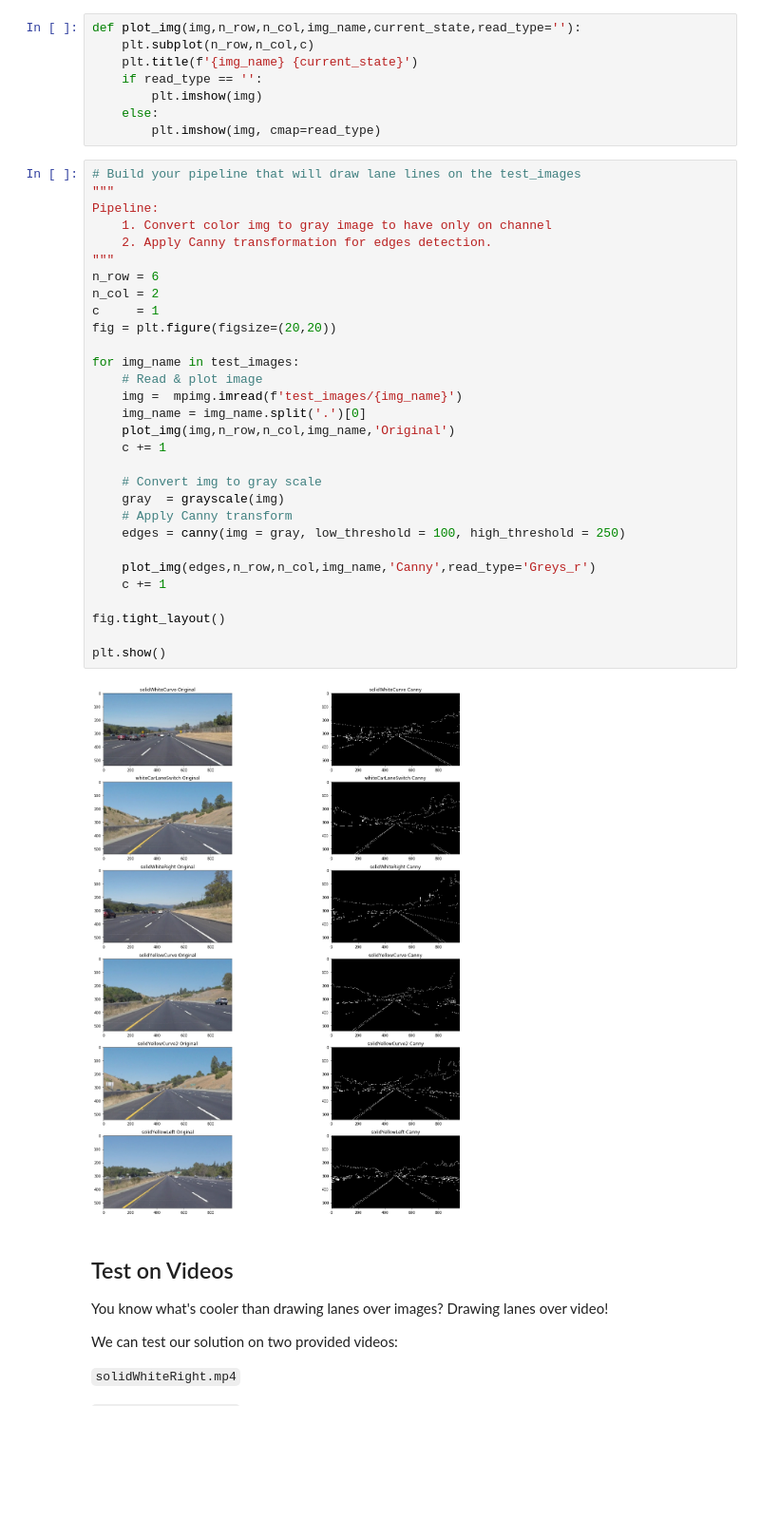
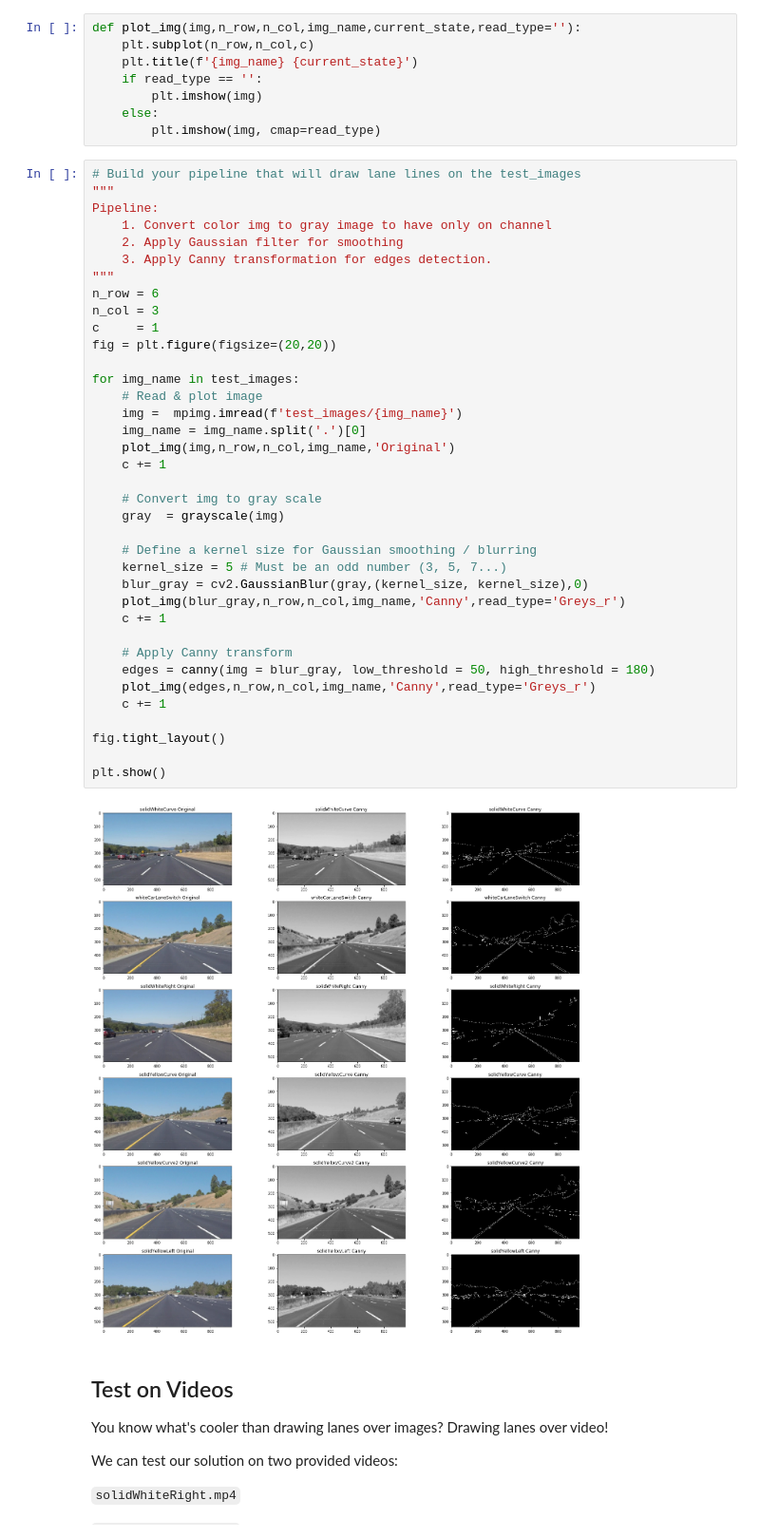
Before and after one commit to DavidAbdelmalek/Self_Driving_Car_ND, a Jupyter notebook: CarND-LaneLines-P1-master/P1.ipynb, the cells around one changed output. Shown at 95% size. Saved outputs shown, nothing was run; the diff lists cells and outputs as text; blank space fills up the shorter version.

```diff
--- a/CarND-LaneLines-P1-master/P1.ipynb
+++ b/CarND-LaneLines-P1-master/P1.ipynb
@@ -197,35 +197,42 @@ def plot_img(img,n_row,n_col,img_name,current_state,read_type=''):
 # %%
 # Build your pipeline that will draw lane lines on the test_images
 """
 Pipeline:
     1. Convert color img to gray image to have only on channel
-    2. Apply Canny transformation for edges detection.
+    2. Apply Gaussian filter for smoothing
+    3. Apply Canny transformation for edges detection.
 """
 n_row = 6
-n_col = 2
+n_col = 3
 c     = 1
 fig = plt.figure(figsize=(20,20))
 
 for img_name in test_images:
     # Read & plot image
     img =  mpimg.imread(f'test_images/{img_name}')
     img_name = img_name.split('.')[0]
     plot_img(img,n_row,n_col,img_name,'Original')
     c += 1
 
     # Convert img to gray scale
     gray  = grayscale(img)
+
+    # Define a kernel size for Gaussian smoothing / blurring
+    kernel_size = 5 # Must be an odd number (3, 5, 7...)
+    blur_gray = cv2.GaussianBlur(gray,(kernel_size, kernel_size),0)
+    plot_img(blur_gray,n_row,n_col,img_name,'Canny',read_type='Greys_r')
+    c += 1
+
     # Apply Canny transform
-    edges = canny(img = gray, low_threshold = 100, high_threshold = 250)
-
+    edges = canny(img = blur_gray, low_threshold = 50, high_threshold = 180)
     plot_img(edges,n_row,n_col,img_name,'Canny',read_type='Greys_r')
     c += 1
 
 fig.tight_layout()
 
 plt.show()
 # %% [output]
-[figure, old version]
+[figure, new version]
 # %% [markdown]
 ## Test on Videos
 
```
